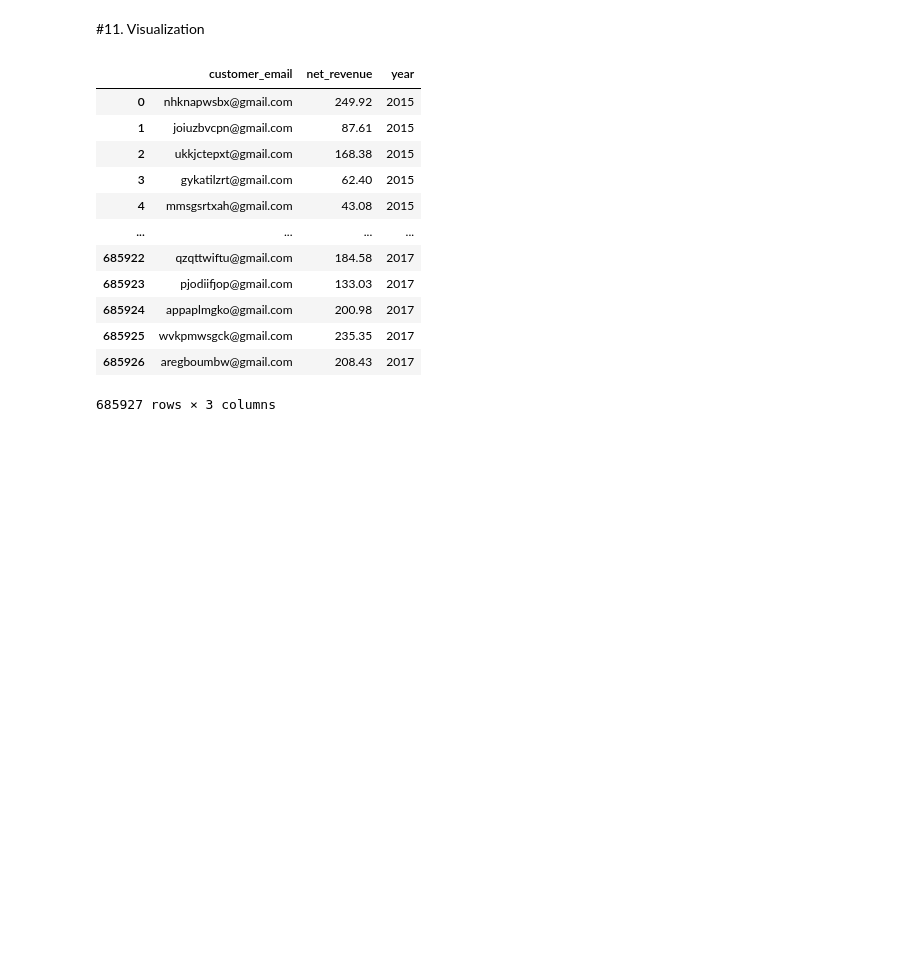
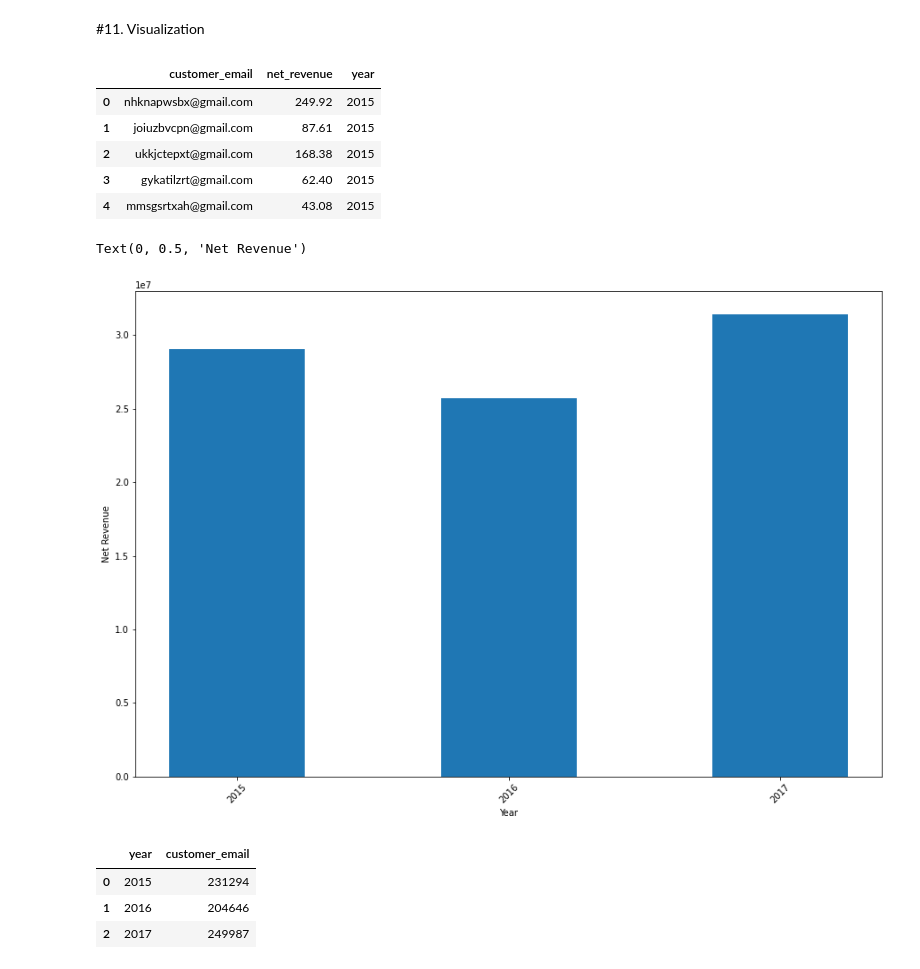
Before and after one commit to saishdesai23/Customer-Order-Analysis, a Jupyter notebook: case_study_2.ipynb, the cells around one changed output. Drawn from its saved outputs; the diff is of its cells as text; code cells hidden in the pictures; blank space fills up the shorter version.

```diff
--- a/case_study_2.ipynb
+++ b/case_study_2.ipynb
@@ -406,7 +406,7 @@ customers_lost_2017
 # %% [markdown]
 #11. Visualization
 # %%
-customer_order
+customer_order.head()
 # %% [output]
 |  | customer_email | net_revenue | year |
 | 0 | nhknapwsbx@gmail.com | 249.92 | 2015 |
@@ -414,10 +414,29 @@ customer_order
 | 2 | ukkjctepxt@gmail.com | 168.38 | 2015 |
 | 3 | gykatilzrt@gmail.com | 62.40 | 2015 |
 | 4 | mmsgsrtxah@gmail.com | 43.08 | 2015 |
-| ... | ... | ... | ... |
-| 685922 | qzqttwiftu@gmail.com | 184.58 | 2017 |
-| 685923 | pjodiifjop@gmail.com | 133.03 | 2017 |
-| 685924 | appaplmgko@gmail.com | 200.98 | 2017 |
-| 685925 | wvkpmwsgck@gmail.com | 235.35 | 2017 |
-| 685926 | aregboumbw@gmail.com | 208.43 | 2017 |
-685927 rows × 3 columns
+# %%
+# using the dataframe from case 1
+revenue_per_year
+plt.figure(figsize=(15,10))
+plt.bar(x=revenue_per_year['current_year'],height=revenue_per_year['net_revenue'], width =0.5)
+plt.xlabel("Year")
+plt.xticks([2015,2016,2017], rotation=45)
+plt.ylabel("Net Revenue")
+# %% [output]
+Text(0, 0.5, 'Net Revenue')
+[figure, added]
+# %%
+# grouping the dataframe by year
+customer_per_year = customer_order.groupby(['year']).count()
+
+# resetting the index
+customer_per_year.reset_index(inplace=True)
+
+
+customer_per_year = customer_per_year[['year','customer_email']]
+customer_per_year
+# %% [output]
+|  | year | customer_email |
+| 0 | 2015 | 231294 |
+| 1 | 2016 | 204646 |
+| 2 | 2017 | 249987 |
```
Also changed, not shown: parts of 1 cell of this notebook.
